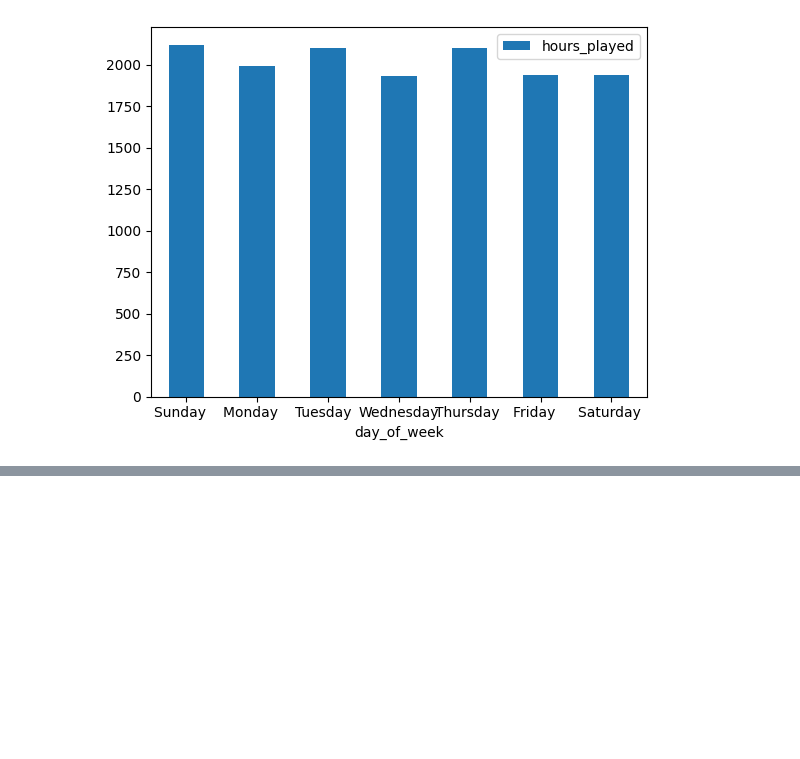
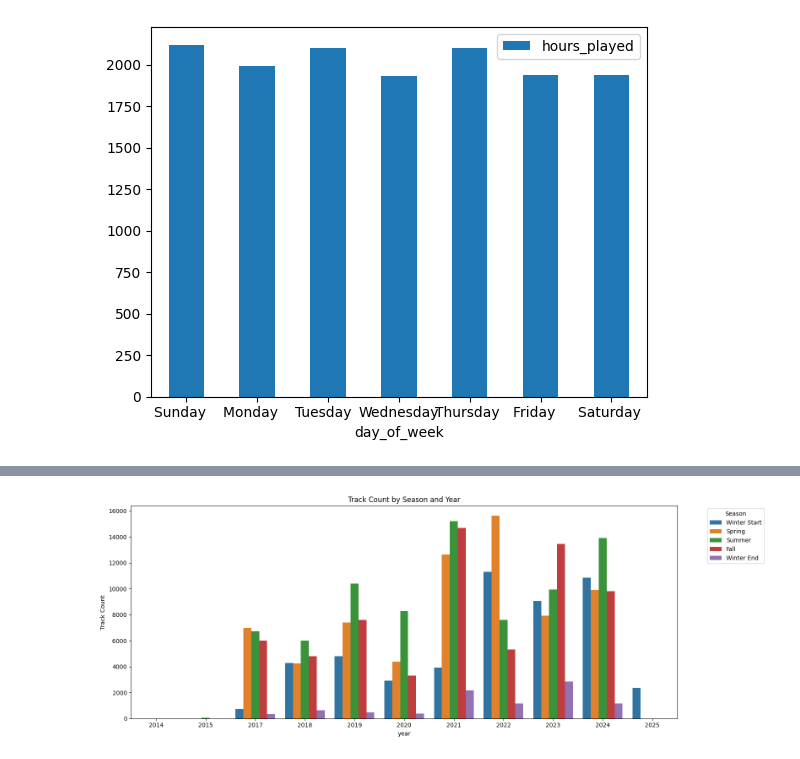
Before and after one commit to terryjbates/Spotify_Streaming_Data_Analysis, a Jupyter notebook: notebooks/Spotify_Streaming_Analysis.ipynb, the cells around one changed output, grey strips where cells are left out. Cells and saved outputs as stored; diff of their text form; code cells hidden in the pictures; blank space fills up the shorter version.

Commit message:
Add Seasonality section for my own interest

```diff
--- a/notebooks/Spotify_Streaming_Analysis.ipynb
+++ b/notebooks/Spotify_Streaming_Analysis.ipynb
@@ -2950,0 +2933,4 @@ I find myself interpreting this data almost intuitively.
+# %%
+seasonal_track_count_df = \
+    pd.read_csv(query_output_path / 'seasonal_track_count.csv')
+seasonal_track_count_df
@@ -2950,0 +2955,33 @@ I find myself interpreting this data almost intuitively.
+# %%
+# Step 1: Define the correct season order
+season_order = [
+    'Winter Start', 'Spring', 'Summer', 'Fall', 'Winter End'
+]
+
+# Step 2: Set the 'season' column as a categorical for sorting in the plot
+seasonal_track_count_df['season'] = pd.Categorical(
+    seasonal_track_count_df['season'],
+    categories=season_order,
+    ordered=True
+)
+
+# Step 3: Sort the DataFrame so plotting is predictable
+seasonal_track_count_df = seasonal_track_count_df.sort_values(['year', 'season'])
+
+# Step 4: Plot using Seaborn
+plt.figure(figsize=(16, 6))
+sns.barplot(
+    data=seasonal_track_count_df,
+    x='year',
+    y='track_count',
+    hue='season',
+    hue_order=season_order
+)
+plt.title("Track Count by Season and Year")
+plt.ylabel("Track Count")
+plt.xticks(rotation=0)
+plt.legend(title="Season", bbox_to_anchor=(1.05, 1), loc='upper left')
+plt.tight_layout()
+plt.show()
+# %% [output]
+[figure, added]
```
Also changed, not shown: parts of 20 cells of this notebook.
